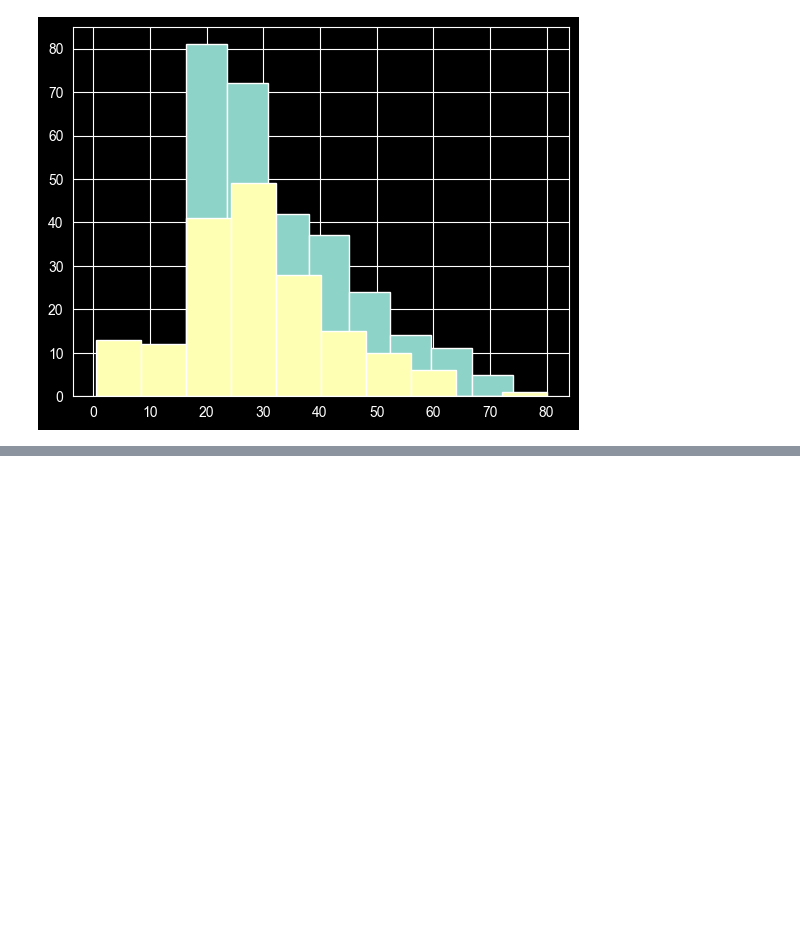
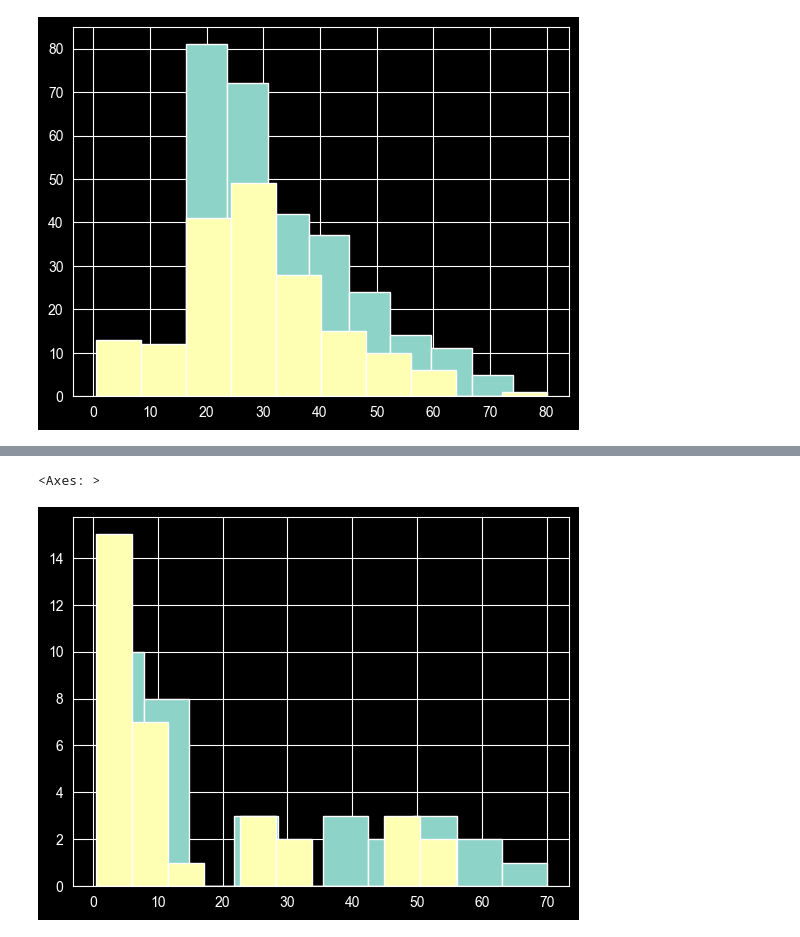
Before and after one commit to Komrad1991/CS351_labs, a Jupyter notebook: lab04.ipynb, the cells around one changed output, grey strips where cells are left out. Cells and saved outputs as stored; diff of their text form; code cells hidden in the pictures; blank space fills up the shorter version.

```diff
--- a/lab04.ipynb
+++ b/lab04.ipynb
@@ -203,0 +250,6 @@ data.loc[((data['Survived'] == 1) & (data["SibSp"] == 0))].Age.hist()
+# %%
+strange_data.loc[(data['Survived'] == 0)].Age.hist()
+strange_data.loc[(data['Survived'] == 1)].Age.hist()
+# %% [output]
+<Axes: >
+[figure, added]
```
Also changed, not shown: parts of 17 cells of this notebook, 1 other file.
